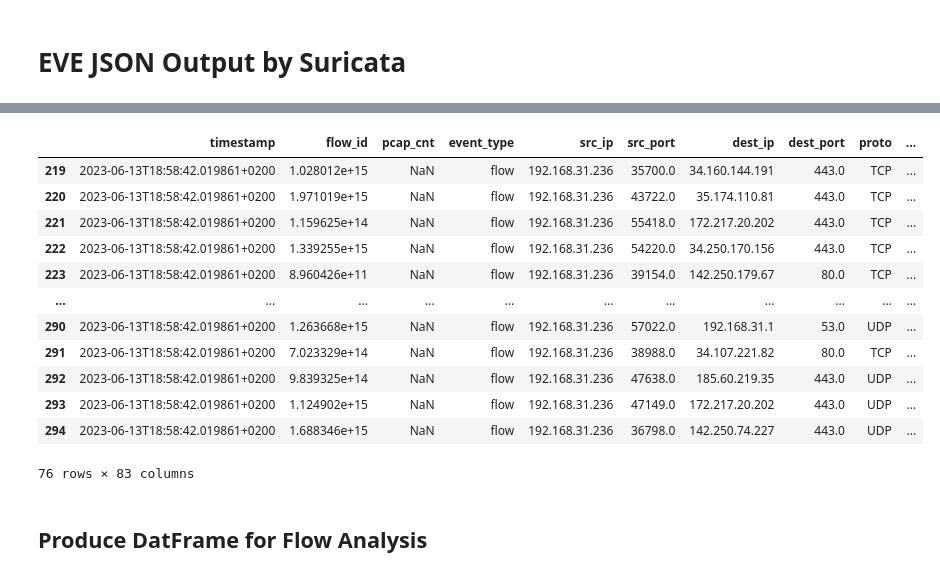
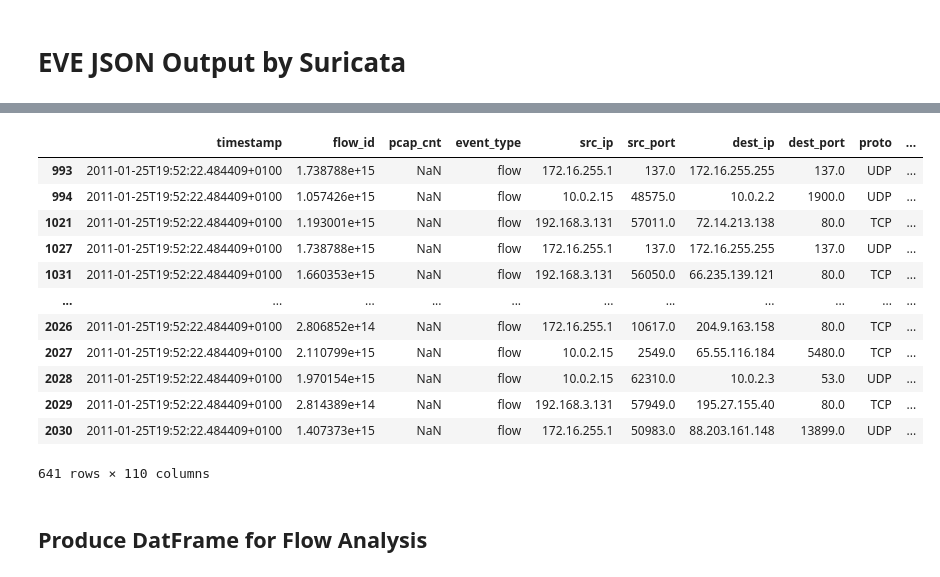
Before and after one commit to BenjaminDeporte/Cyber, a Jupyter notebook: code/SandBox.ipynb, the cells around one changed output, grey strips where cells are left out. Cells and saved outputs as stored; diff of their text form; code cells hidden in the pictures.

```diff
--- a/code/SandBox.ipynb
+++ b/code/SandBox.ipynb
@@ -98,9 +101,9 @@ class Packet():
         logger.warning('Illegal attempt to write a data_packet in a packet object')
         pass
 # %%
-PCAP_FILENAME = "/home/benjamin/Folders_Python/Cyber/data/outputs/exemple_pcap.json"
+PCAP_FILENAME = "/home/benjamin/Folders_Python/Cyber/data/outputs/input_pcap.json"
 
-with open (PCAP_FILENAME) as raw_packets:
+with open (PCAP_FILENAME, errors='replace') as raw_packets:  # NB : errors='replace' bypasses decoding errors
     json_object = json.load(raw_packets)    # load le fichier json dans une structure Python (list of dicts)
 # %%
 #Exemple : premier dict de la liste : c'est un paquet (=une frame Ethernet)
@@ -197,7 +216,7 @@ logger.info("run Suricata to reassemble flows and create alert logs")
 SURICATA_EVE_LOG = "/home/benjamin/Folders_Python/Cyber/data/outputs/eve.json"
 
 with open (SURICATA_EVE_LOG) as packets:
-    df = pd.json_normalize(
+    df_log = pd.json_normalize(
         [json.loads(packet) for packet in packets],
         max_level=1
     )
@@ -220,19 +239,19 @@ df
 # %%
-df[df['event_type']=='flow']
+df_log[df_log['event_type']=='flow']
 # %% [output]
 |  | timestamp | flow_id | pcap_cnt | event_type | src_ip | src_port | dest_ip | dest_port | proto | ... |
-| 219 | 2023-06-13T18:58:42.019861+0200 | 1.028012e+15 | NaN | flow | 192.168.31.236 | 35700.0 | 34.160.144.191 | 443.0 | TCP | ... |
-| 220 | 2023-06-13T18:58:42.019861+0200 | 1.971019e+15 | NaN | flow | 192.168.31.236 | 43722.0 | 35.174.110.81 | 443.0 | TCP | ... |
-| 221 | 2023-06-13T18:58:42.019861+0200 | 1.159625e+14 | NaN | flow | 192.168.31.236 | 55418.0 | 172.217.20.202 | 443.0 | TCP | ... |
-| 222 | 2023-06-13T18:58:42.019861+0200 | 1.339255e+15 | NaN | flow | 192.168.31.236 | 54220.0 | 34.250.170.156 | 443.0 | TCP | ... |
-| 223 | 2023-06-13T18:58:42.019861+0200 | 8.960426e+11 | NaN | flow | 192.168.31.236 | 39154.0 | 142.250.179.67 | 80.0 | TCP | ... |
+| 993 | 2011-01-25T19:52:22.484409+0100 | 1.738788e+15 | NaN | flow | 172.16.255.1 | 137.0 | 172.16.255.255 | 137.0 | UDP | ... |
+| 994 | 2011-01-25T19:52:22.484409+0100 | 1.057426e+15 | NaN | flow | 10.0.2.15 | 48575.0 | 10.0.2.2 | 1900.0 | UDP | ... |
+| 1021 | 2011-01-25T19:52:22.484409+0100 | 1.193001e+15 | NaN | flow | 192.168.3.131 | 57011.0 | 72.14.213.138 | 80.0 | TCP | ... |
+| 1027 | 2011-01-25T19:52:22.484409+0100 | 1.738788e+15 | NaN | flow | 172.16.255.1 | 137.0 | 172.16.255.255 | 137.0 | UDP | ... |
+| 1031 | 2011-01-25T19:52:22.484409+0100 | 1.660353e+15 | NaN | flow | 192.168.3.131 | 56050.0 | 66.235.139.121 | 80.0 | TCP | ... |
 | ... | ... | ... | ... | ... | ... | ... | ... | ... | ... | ... |
-| 290 | 2023-06-13T18:58:42.019861+0200 | 1.263668e+15 | NaN | flow | 192.168.31.236 | 57022.0 | 192.168.31.1 | 53.0 | UDP | ... |
-| 291 | 2023-06-13T18:58:42.019861+0200 | 7.023329e+14 | NaN | flow | 192.168.31.236 | 38988.0 | 34.107.221.82 | 80.0 | TCP | ... |
-| 292 | 2023-06-13T18:58:42.019861+0200 | 9.839325e+14 | NaN | flow | 192.168.31.236 | 47638.0 | 185.60.219.35 | 443.0 | UDP | ... |
-| 293 | 2023-06-13T18:58:42.019861+0200 | 1.124902e+15 | NaN | flow | 192.168.31.236 | 47149.0 | 172.217.20.202 | 443.0 | UDP | ... |
-| 294 | 2023-06-13T18:58:42.019861+0200 | 1.688346e+15 | NaN | flow | 192.168.31.236 | 36798.0 | 142.250.74.227 | 443.0 | UDP | ... |
+| 2026 | 2011-01-25T19:52:22.484409+0100 | 2.806852e+14 | NaN | flow | 172.16.255.1 | 10617.0 | 204.9.163.158 | 80.0 | TCP | ... |
+| 2027 | 2011-01-25T19:52:22.484409+0100 | 2.110799e+15 | NaN | flow | 10.0.2.15 | 2549.0 | 65.55.116.184 | 5480.0 | TCP | ... |
+| 2028 | 2011-01-25T19:52:22.484409+0100 | 1.970154e+15 | NaN | flow | 10.0.2.15 | 62310.0 | 10.0.2.3 | 53.0 | UDP | ... |
+| 2029 | 2011-01-25T19:52:22.484409+0100 | 2.814389e+14 | NaN | flow | 192.168.3.131 | 57949.0 | 195.27.155.40 | 80.0 | TCP | ... |
+| 2030 | 2011-01-25T19:52:22.484409+0100 | 1.407373e+15 | NaN | flow | 172.16.255.1 | 50983.0 | 88.203.161.148 | 13899.0 | UDP | ... |
-76 rows × 83 columns
+641 rows × 110 columns
 # %% [markdown]
 ## Produce DatFrame for Flow Analysis
 # %%
```
Also changed, not shown: parts of 12 cells of this notebook, 1 other file.
